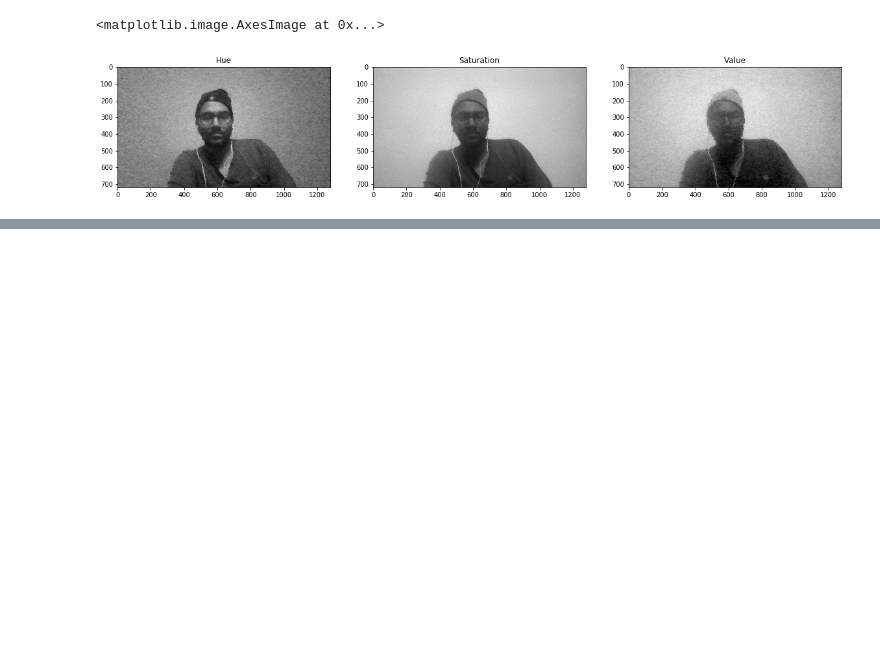
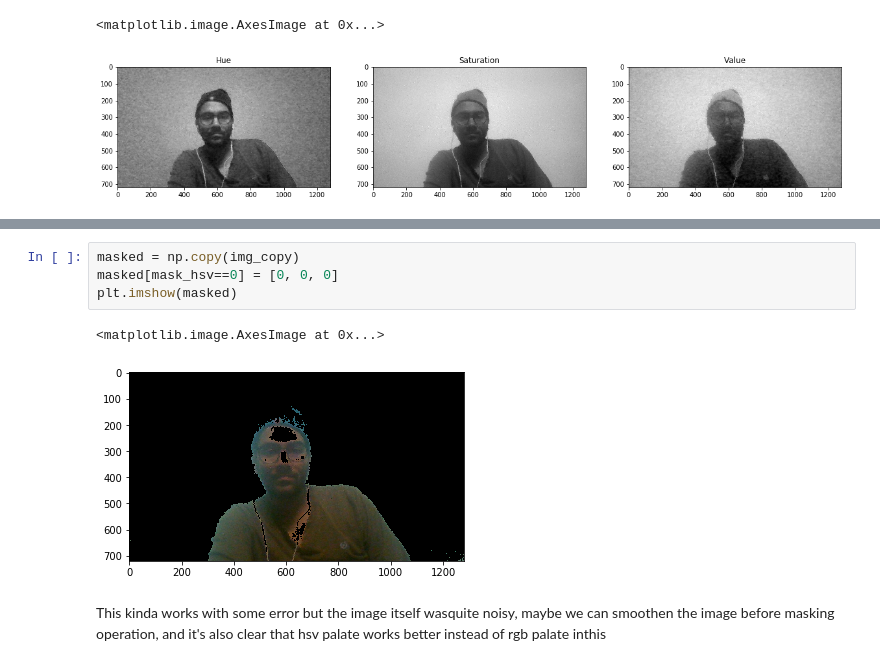
Before and after one commit to shobhitsundriyal/CV-Stuff, a Jupyter notebook: Background screen replacement/Analysis.ipynb, the cells around one changed output, grey strips where cells are left out. Cells and saved outputs as stored; diff of their text form; blank space fills up the shorter version.

```diff
--- a/Background screen replacement/Analysis.ipynb
+++ b/Background screen replacement/Analysis.ipynb
@@ -108,0 +120,9 @@ ax3.imshow(b, cmap='gray')
+# %%
+masked = np.copy(img_copy)
+masked[mask_hsv==0] = [0, 0, 0]
+plt.imshow(masked)
+# %% [output]
+<matplotlib.image.AxesImage at 0x...>
+[figure, added]
+# %% [markdown]
+This kinda works with some error but the image itself wasquite noisy, maybe we can smoothen the image before masking operation, and it's also clear that hsv palate works better instead of rgb palate inthis
```
Also changed, not shown: parts of 2 cells of this notebook, 3 other files.
